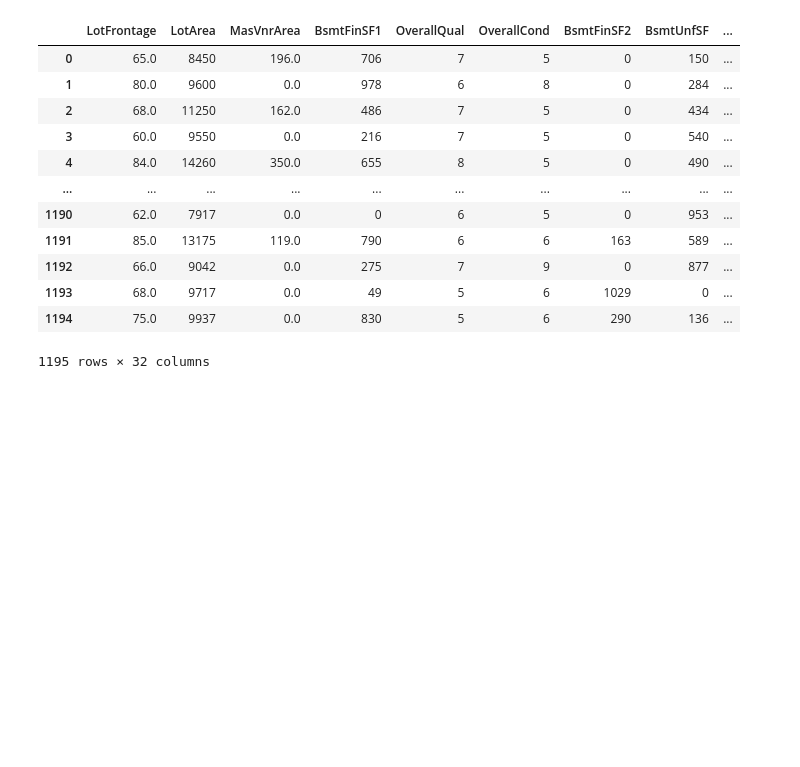
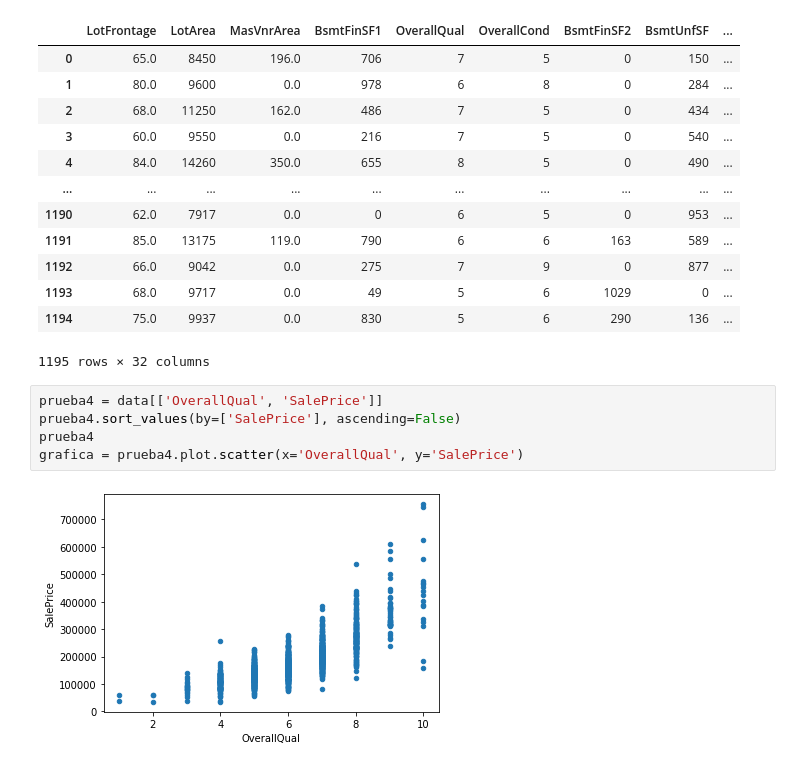
Before and after one commit to Andrei-Portales/HDT3_Mineria_de_datos, a Jupyter notebook: HDT3.ipynb, the cells around one changed output. Saved outputs shown, nothing was run; the diff lists cells and outputs as text; blank space fills up the shorter version.

```diff
--- a/HDT3.ipynb
+++ b/HDT3.ipynb
@@ -388,3 +390,10 @@ full_data
 | 1193 | 68.0 | 9717 | 0.0 | 49 | 5 | 6 | 1029 | 0 | ... |
 | 1194 | 75.0 | 9937 | 0.0 | 830 | 5 | 6 | 290 | 136 | ... |
 1195 rows × 32 columns
+# %%
+prueba4 = data[['OverallQual', 'SalePrice']]
+prueba4.sort_values(by=['SalePrice'], ascending=False)
+prueba4
+grafica = prueba4.plot.scatter(x='OverallQual', y='SalePrice')
+# %% [output]
+[figure, added]
```
Also changed, not shown: parts of 3 cells of this notebook.
